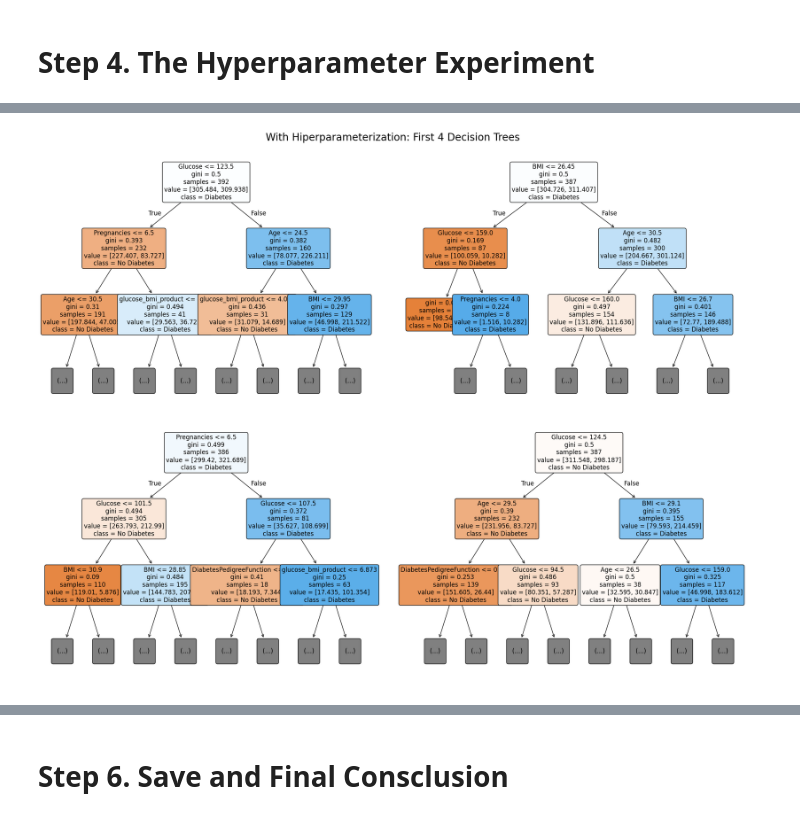
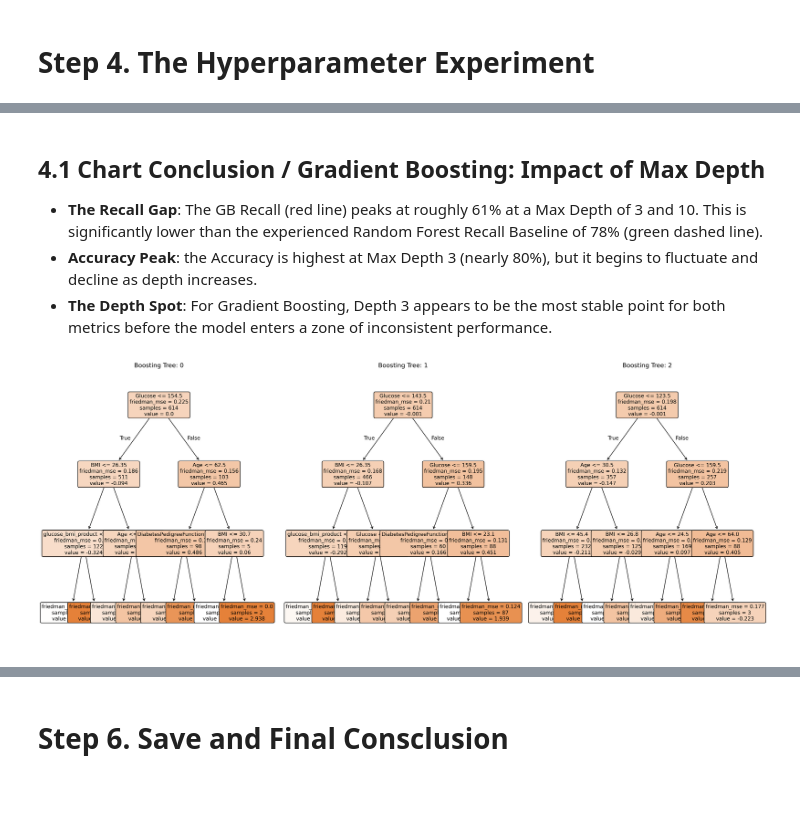
Before and after one commit to 4GeeksAcademy/kiko-bar_Boosting-Algorithms, a Jupyter notebook: src/explore.ipynb, the cells around one changed output, grey strips where cells are left out. Saved outputs shown, nothing was run; the diff lists cells and outputs as text; code cells hidden in the pictures; blank space fills up the shorter version.

```diff
--- a/src/explore.ipynb
+++ b/src/explore.ipynb
@@ -113,12 +115,12 @@ X_test = all_datasets['X_test_WITHOUT_outliers']
 y_test = all_datasets['y_test'].values.ravel()
 
 # Initialize and train
-# Random_Forest as rf_
-rf_base = RandomForestClassifier(random_state=10)
-rf_base.fit(X_train, y_train)
+# Gradien Boosting as gb
+gb_base = GradientBoostingClassifier(random_state=10)
+gb_base.fit(X_train, y_train)
 
 # Initial result
-base_pred = rf_base.predict(X_test)
-print(f"Base RF Accuracy: {accuracy_score(y_test, base_pred):.4f}")
-print(f"Base RF Recall: {recall_score(y_test, base_pred):.4f}")
+base_pred = gb_base.predict(X_test)
+print("--- BASELINE GRADIENT BOOSTING RESULTS ---")
+print(classification_report(y_test, base_pred, target_names= [' No Diabetes', 'Diabetes']))
 # %% [output]
@@ -184,19 +199,28 @@ plt.show()
+# %% [markdown]
+## 4.1 Chart Conclusion / Gradient Boosting: Impact of Max Depth
+- **The Recall Gap**: The GB Recall (red line) peaks at roughly 61% at a Max Depth of 3 and 10. This is significantly lower than the experienced Random Forest Recall Baseline of 78% (green dashed line).
+- **Accuracy Peak**: the Accuracy is highest at Max Depth 3 (nearly 80%), but it begins to fluctuate and decline as depth increases.
+- **The Depth Spot**: For Gradient Boosting, Depth 3 appears to be the most stable point for both metrics before the model enters a zone of inconsistent performance.
 # %%
-# We show the first 4 trees out of the 100 generated (default)
-fig, axes = plt.subplots(2, 2, figsize=(20,15))
+# Setup the figure (plotting the first 3 trees)
+# Plot the GradientBoostingClassifier with max_depth= 3 as at this point we have higher for both GB Accuracy and GB Recall
 
-axes = axes.flatten()
-for i in range(len(axes)):
-    plot_tree(rf_prune.estimators_[i],
-            feature_names=X_train.columns,
-            class_names=['No Diabetes', 'Diabetes'],
-            ax= axes[i],
-            filled=True,
-            rounded=True,
-            max_depth= 2, # FOR BETTER VISIBILITY <--- Add this to only SEE the top 2 levels
-            fontsize=12)
+gb_tuning = GradientBoostingClassifier(n_estimators= 100, max_depth= 3, random_state= 10)
+gb_tuning.fit(X_train, y_train)
+
+fig, axes = plt.subplots(nrows=1, ncols=3, figsize=(20, 8), dpi=300)
+
+for i in range(3):
+    plot_tree(gb_tuning.estimators_[i, 0], # Notice the [i, 0] index for GradientBoostingClassifier
+              feature_names=X_train.columns,
+              ax=axes[i],
+              filled=True,
+              rounded=True,
+              max_depth= 3, # FOR BETTER VISIBILITY <--- Add this to only SEE the top 2 levels
+              fontsize=10)
+    axes[i].set_title(f"Boosting Tree: {i}")
+
 plt.tight_layout()
-plt.suptitle("With Hiperparameterization: First 4 Decision Trees", fontsize=20, y=1.02)
 plt.show()
 # %% [output]
-[figure, old version]
+[figure, new version]
```
Also changed, not shown: parts of 27 cells of this notebook, 8 other files.
